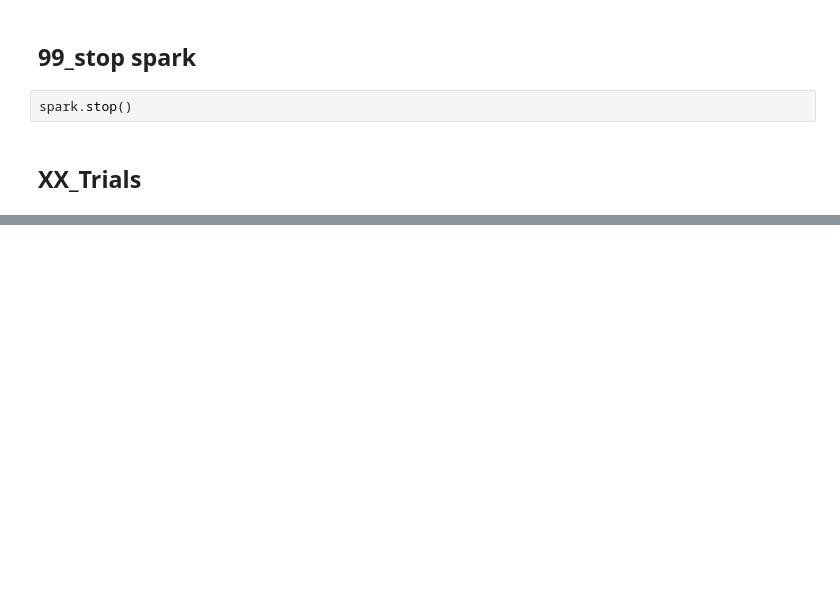
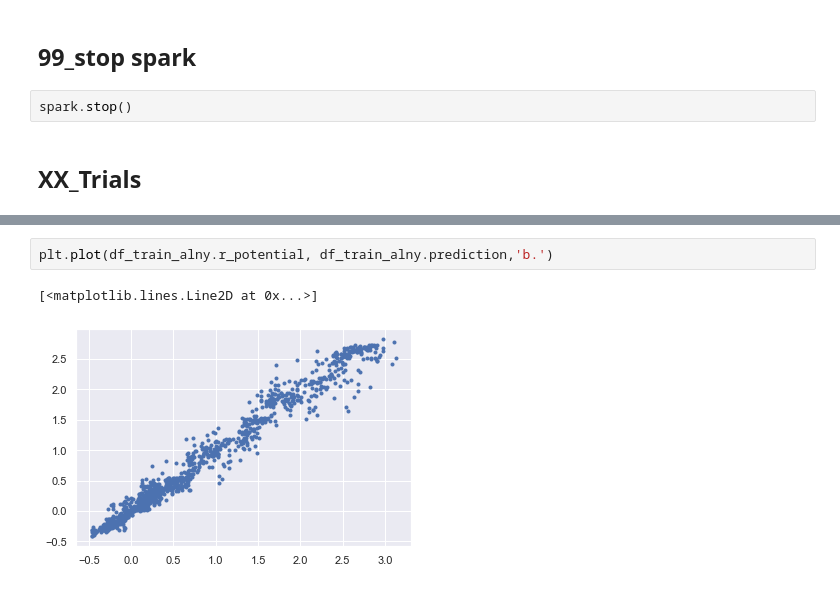
Before and after one commit to HansjoergW/bfh_mt_hs2020_robo_advisor, a Jupyter notebook: 06_prepare_robo_advisor_data.ipynb, the cells around one changed output, grey strips where cells are left out. Drawn from its saved outputs; the diff is of its cells as text; blank space fills up the shorter version.

```diff
--- a/06_prepare_robo_advisor_data.ipynb
+++ b/06_prepare_robo_advisor_data.ipynb
@@ -506,0 +553,5 @@ array(['2017-01-02T00:00:00.000000000', '2017-01-03T00:00:00.000000000',
+# %%
+plt.plot(df_train_alny.r_potential, df_train_alny.prediction,'b.')
+# %% [output]
+[<matplotlib.lines.Line2D at 0x...>]
+[figure, added]
```
Also changed, not shown: parts of 48 cells of this notebook, 7 other files.
